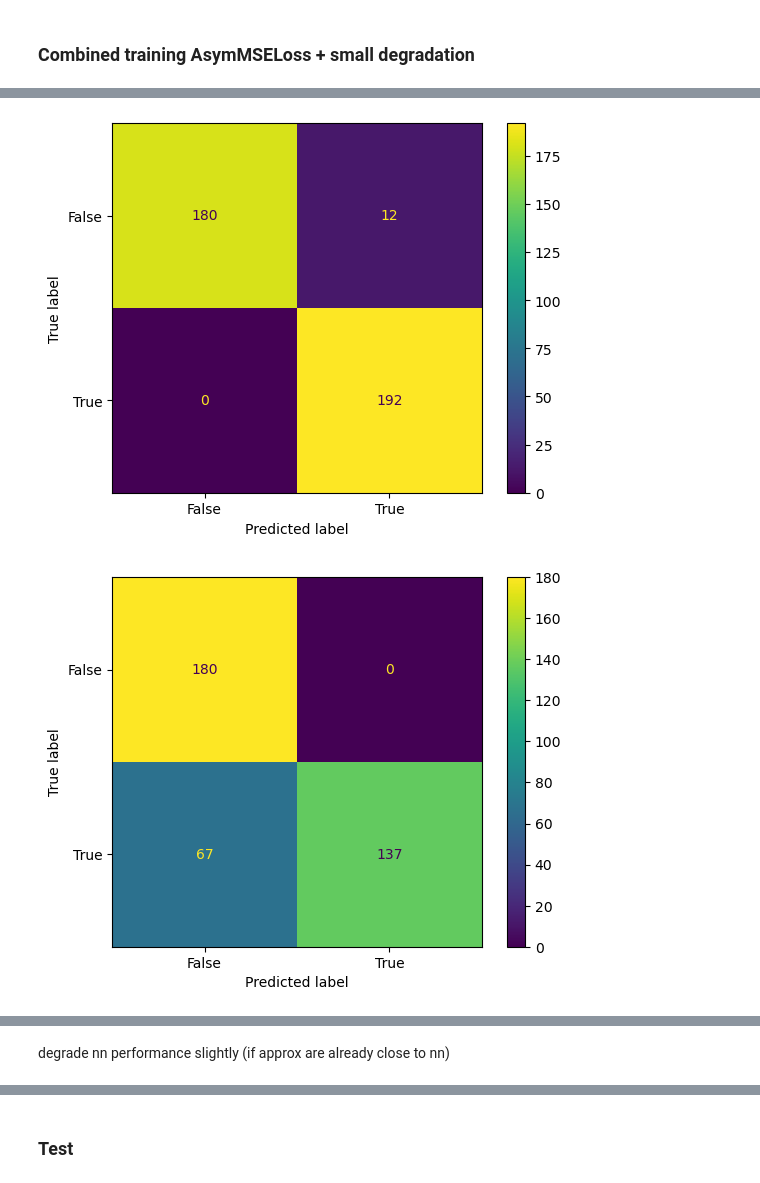
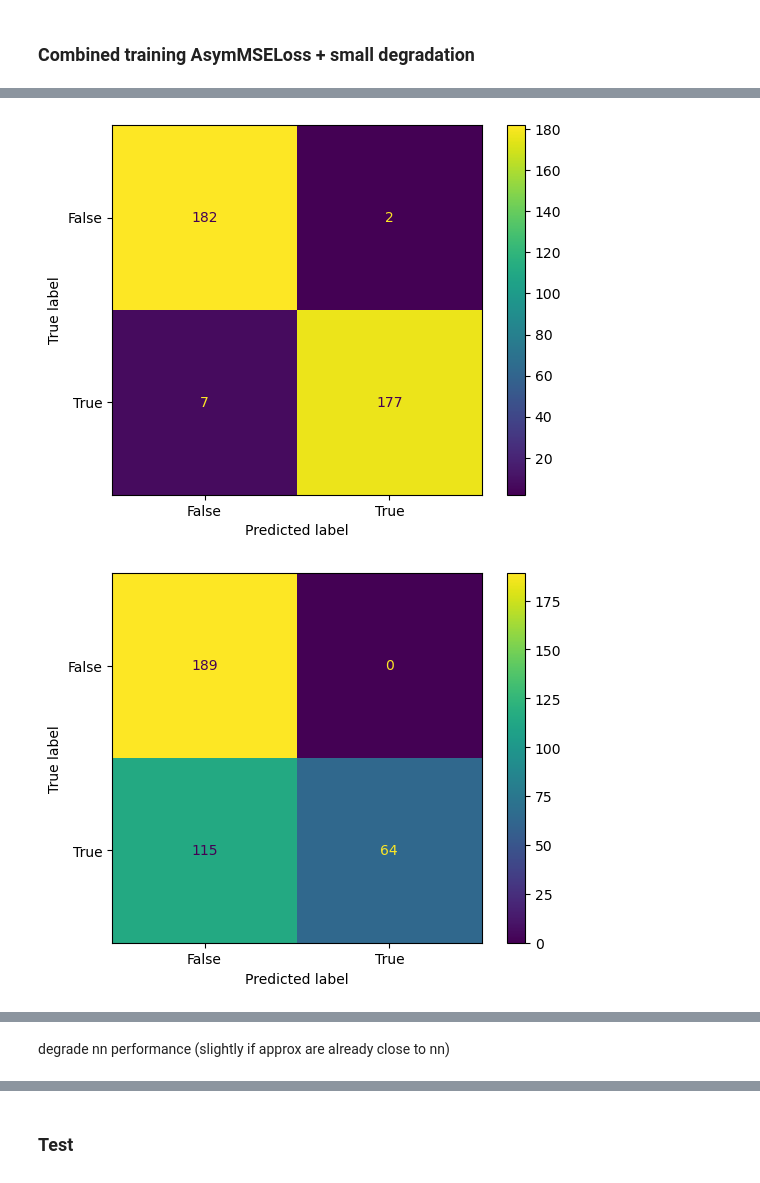
Before and after one commit to mbrassart001/bounding_ML_decision, a Jupyter notebook: datasets/loan/approx.ipynb, the cells around one changed output, grey strips where cells are left out. Drawn from its saved outputs; the diff is of its cells as text; code cells hidden in the pictures.

```diff
--- a/datasets/loan/approx.ipynb
+++ b/datasets/loan/approx.ipynb
@@ -296,6 +258,8 @@ plt.show()
 # %% [markdown]
 ### Train Small Network with BCELoss
 # %%
+%%script true
+
 smallnet = SmallNet()
 
 max_epoch = 1000
@@ -304,11 +268,11 @@ learning_rate = 1e-2
 loss_fn_small = nn.BCELoss()
 optimizer = Adam(smallnet.parameters(), lr=learning_rate)
 
-y_target = torch.minimum(bignet(x), y).detach()
+y_target = torch.minimum(bignet(x_train), y_train).detach()
 
 for epoch in range(max_epoch):
     smallnet.train()
-    y_pred_small = smallnet(x)
+    y_pred_small = smallnet(x_train)
     loss = loss_fn_small(y_pred_small, y_target)
 
     smallnet.zero_grad()
@@ -316,7 +280,7 @@ for epoch in range(max_epoch):
     optimizer.step()
 
     smallnet.eval()
-    y_pred_step_small = smallnet(x)
-    loss_step = loss_fn(y_pred_step_small, y)
+    y_pred_step_small = smallnet(x_train)
+    loss_step = loss_fn(y_pred_step_small, y_train)
     if (epoch+1)%50==0:
         print(loss.item(), loss_step.item())
@@ -363,6 +304,8 @@ plt.show()
 # %% [markdown]
 ### Combined training ExpLoss
 # %%
+%%script true
+
 hi_net = SmallNet()
 bignet = BigNet()
 lo_net = SmallNet()
@@ -384,16 +327,16 @@ for epoch in range(max_epoch):
     bignet.train()
     lo_net.train()
 
-    y_pred_hi = hi_net(x)
-    y_pred_big= bignet(x)
-    y_pred_lo = lo_net(x)
+    y_pred_hi = hi_net(x_train)
+    y_pred_big= bignet(x_train)
+    y_pred_lo = lo_net(x_train)
 
     y_target_hi = y_pred_big.detach()
     y_target_lo = y_pred_big.detach()
-    # y_target_hi = torch.maximum(y_pred_big.detach(), y)
-    # y_target_lo = torch.minimum(y_pred_big.detach(), y)
+    # y_target_hi = torch.maximum(y_pred_big.detach(), y_train)
+    # y_target_lo = torch.minimum(y_pred_big.detach(), y_train)
     loss_hi = loss_fn_hi(y_pred_hi, y_target_hi)
-    loss_big= loss_fn_big(y_pred_big, y)
+    loss_big= loss_fn_big(y_pred_big, y_train)
     loss_lo = loss_fn_lo(y_pred_lo, y_target_lo)
 
     hi_net.zero_grad()
@@ -458,7 +398,7 @@ class BNet(nn.Module):
     def __init__(self):
         super().__init__()
 
-        # high approx nn (bigger = harder to compute into ODD)
+        # high approx nn (bigger = very long to compute into ODD)
         self.hi = Approx()
 
         # low approx nn
@@ -479,8 +419,12 @@ class BNet(nn.Module):
         xnn = self.nn(x)
         xlo = self.lo(x)
 
-        x = tor(tand(tnot(txor(xhi, xlo)), xhi), tand(txor(xhi, xlo), xnn)).float()
-        # x.requires_grad=True
+        if not self.training:
+            # x = tor(tand(tnot(txor(xhi, xlo)), xhi), tand(txor(xhi, xlo), xnn)).float()
+            x = torch.where(xhi==1, xhi, torch.where(xlo==0, xlo, xnn))
+        else:
+            x = torch.where(xhi>0.5, xhi, torch.where(xlo<0.5, xlo, xnn))
+
         return {"hi": xhi, "nn": xnn, "lo": xlo, "mn": x}
 # %%
 bnet = BNet()
@@ -498,10 +442,10 @@ optimizer = Adam(bnet.parameters(), lr=learning_rate)
 
 for epoch in range(max_epoch):
     bnet.train()
-    y_pred = bnet(x)
+    y_pred = bnet(x_train)
 
     # loss in comparison with true y values
-    loss_nn = loss_nn_tr(y_pred["nn"], y)
+    loss_nn = loss_nn_tr(y_pred["nn"], y_train)
 
     # losses in comparison to y values of the trained nn
     y_target = y_pred["nn"].detach()
@@ -541,13 +511,13 @@ tensor([ 6.3359, -0.3791,  6.3503,  3.9421,  0.6686]) tensor([-1.1018,  0.7196,
 # %%
 bnet.eval()
-y_pred = bnet(x)
+y_pred = bnet(x_train)
 y_pred_mn = y_pred["mn"].detach() # prediction for whole nns combined with the logical layer
 y_pred_nn = y_pred["nn"].detach() # prediction for accurate nn
 y_pred_hi = y_pred["hi"].detach() # prediction for high approximation
 y_pred_lo = y_pred["lo"].detach() # prediction for low approximation
 
-plot_cm(y, y_pred_mn)
-plot_cm(y, y_pred_nn)
+plot_cm(y_train, y_pred_mn)
+plot_cm(y_train, y_pred_nn)
 plot_cm(y_pred_nn, y_pred_hi)
 plot_cm(y_pred_nn, y_pred_lo)
 plt.show()
@@ -556,2 +526,2 @@ plt.show()
-[figure, old version]
+[figure, new version]
-[figure, old version]
+[figure, new version]
@@ -559,5 +529,5 @@ plt.show()
 # %% [markdown]
-degrade nn performance slightly (if approx are already close to nn)
+degrade nn performance (slightly if approx are already close to nn)
 # %%
 """ new target for the big nn """
 hi_target = torch.where(torch.logical_and(y_pred_nn == 0, y_pred_hi == 1), torch.full(y_pred_nn.size(), 1), y_pred_nn)
```
Also changed, not shown: parts of 19 cells of this notebook.
